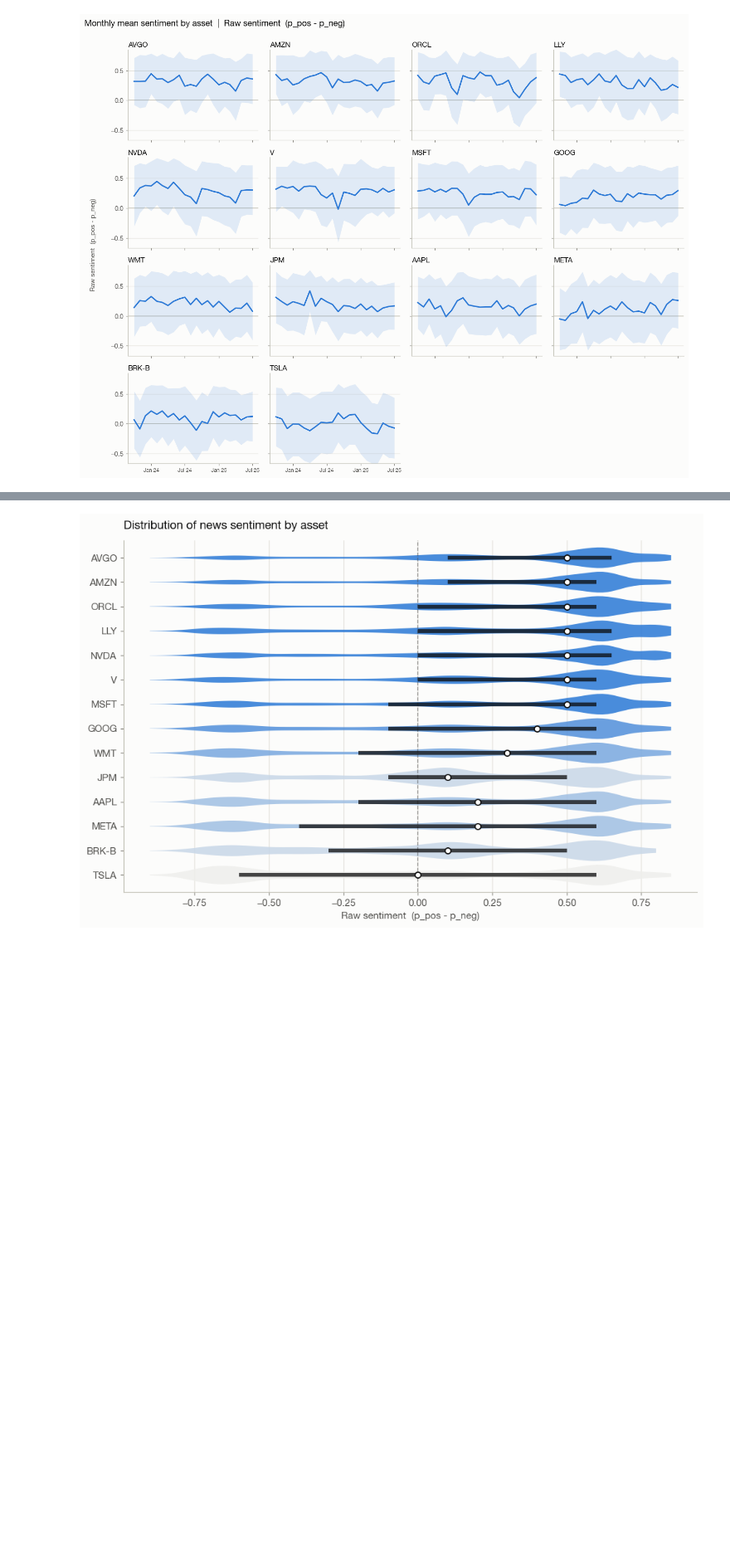
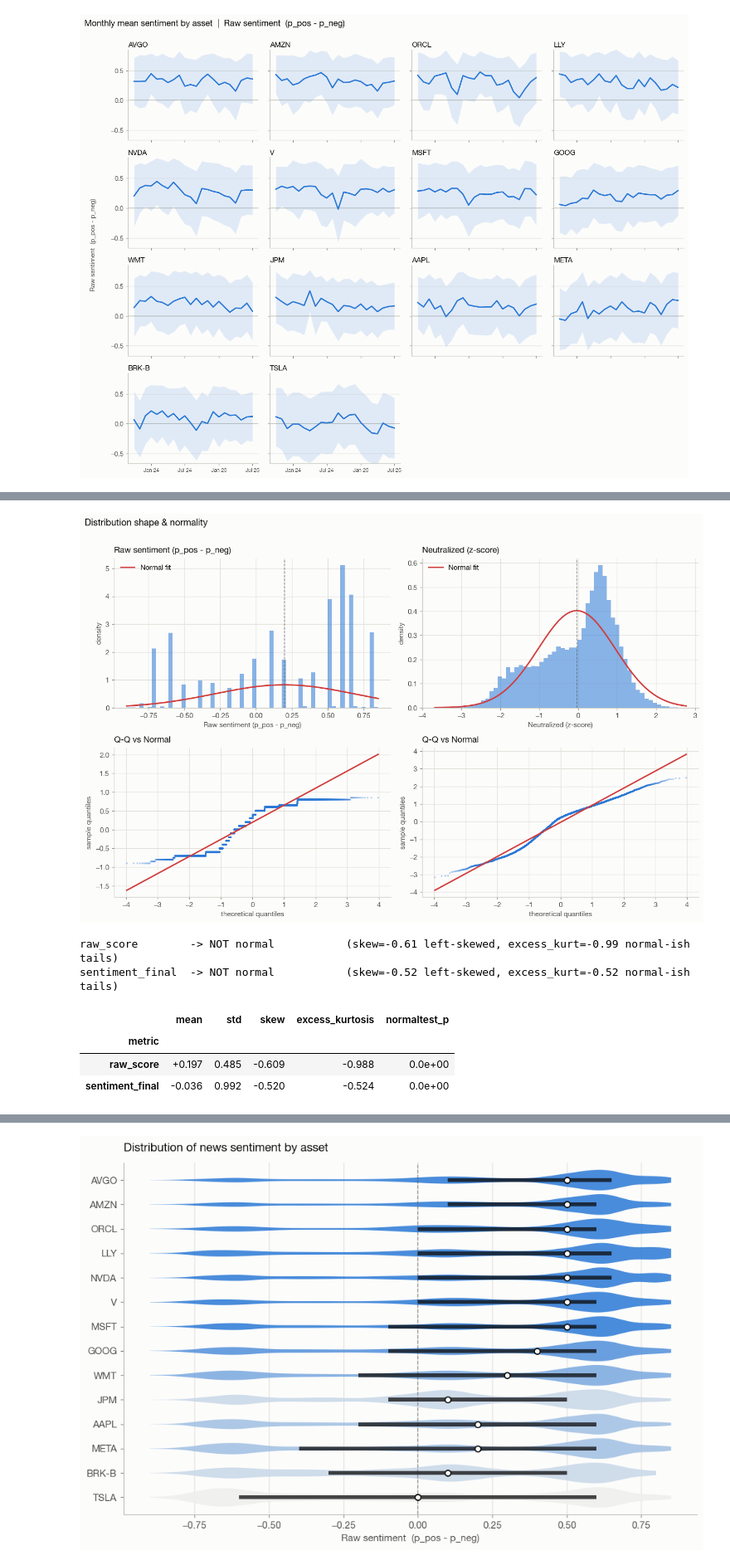
Before and after one commit to ArshiAbolghasemi/Tyche, a Jupyter notebook: notebooks/news_sentiment_analysis.ipynb, the cells around one changed output, grey strips where cells are left out. Shown at 83% size. Drawn from its saved outputs; the diff is of its cells as text; code cells hidden in the pictures; blank space fills up the shorter version.

Commit message:
feat: adding news sentiment distributino to notebook

```diff
--- a/notebooks/news_sentiment_analysis.ipynb
+++ b/notebooks/news_sentiment_analysis.ipynb
@@ -97,7 +92,7 @@ METRIC_LABEL = {
 }[METRIC]
 # %%
 # Load & clean
-cols = [ASSET_COL, "valid_time", "raw_score", "sentiment_final", "is_representative", "summary_text", "sentiment_rationale"]
+cols = [ASSET_COL, "valid_time", "raw_score", "sentiment_final", "is_representative"]
 df = pd.read_parquet(DATA_PATH, columns=cols)
 
 if REPRESENTATIVES_ONLY and "is_representative" in df.columns:
@@ -112,10 +107,8 @@ df["month"] = df["valid_time"].dt.tz_localize(None).dt.to_period("M").dt.to_time
 ASSET_ORDER = (
     df.groupby(ASSET_COL)[METRIC].mean().sort_values(ascending=False).index.tolist()
 )
-print(
-    f"{len(df):,} rows | {len(ASSET_ORDER)} assets | "
-    f"{df['valid_time'].min().date()} -> {df['valid_time'].max().date()}"
-)
+print(f"{len(df):,} rows | {len(ASSET_ORDER)} assets | "
+      f"{df['valid_time'].min().date()} -> {df['valid_time'].max().date()}")
 print("representatives_only =", REPRESENTATIVES_ONLY, "| metric =", METRIC)
 # %% [output]
 343,977 rows | 14 assets | 2023-10-01 -> 2025-07-23
@@ -316 +279,68 @@ plt.show()
+# %%
+from scipy import stats
+
+metrics = [m for m in ["raw_score", "sentiment_final"] if m in df.columns]
+LBL = {"raw_score": "Raw sentiment (p_pos - p_neg)",
+       "sentiment_final": "Neutralized (z-score)"}
+rng = np.random.default_rng(0)
+
+fig, axes = plt.subplots(2, len(metrics), figsize=(6.2 * len(metrics), 8.2))
+axes = np.atleast_2d(axes)
+rows = []
+for j, m in enumerate(metrics):
+    x = df[m].dropna().to_numpy()
+    mu, sd = x.mean(), x.std()
+    sk, ku = stats.skew(x), stats.kurtosis(x)          # kurtosis = EXCESS (normal=0)
+    xtest = x if len(x) <= 200_000 else rng.choice(x, 200_000, replace=False)
+    _, pval = stats.normaltest(xtest)
+    rows.append({"metric": m, "mean": mu, "std": sd, "skew": sk,
+                 "excess_kurtosis": ku, "normaltest_p": pval})
+
+    # top: histogram + fitted normal
+    axh = axes[0, j]
+    axh.hist(x, bins=60, density=True, color=BLUE, alpha=0.55, edgecolor="none")
+    grid = np.linspace(x.min(), x.max(), 300)
+    axh.plot(grid, stats.norm.pdf(grid, mu, sd), color=RED, lw=2, label="Normal fit")
+    axh.axvline(mu, color=INK_SOFT, lw=1, ls="--", alpha=0.7)
+    axh.set_title(LBL[m], fontweight="bold", loc="left", pad=8)
+    axh.set_xlabel(LBL[m]); axh.set_ylabel("density")
+    axh.legend(frameon=False, loc="upper left")
+
+    # bottom: Q-Q vs normal (subsampled for legibility)
+    axq = axes[1, j]
+    xq = xtest if len(xtest) <= 20_000 else rng.choice(xtest, 20_000, replace=False)
+    (osm, osr), (slope, inter, _) = stats.probplot(xq, dist="norm")
+    axq.scatter(osm, osr, s=6, color=BLUE, alpha=0.35, edgecolor="none", zorder=3)
+    lim = np.array([osm.min(), osm.max()])
+    axq.plot(lim, slope * lim + inter, color=RED, lw=2, zorder=4)
+    axq.set_title("Q-Q vs Normal", loc="left", pad=8)
+    axq.set_xlabel("theoretical quantiles"); axq.set_ylabel("sample quantiles")
+
+fig.suptitle("Distribution shape & normality", x=0.01, ha="left",
+             fontweight="bold", fontsize=13)
+fig.tight_layout(rect=(0, 0, 1, 0.97))
+plt.show()
+
+# Data-driven verdict (visual thresholds: |skew|<0.5 and |excess kurtosis|<1)
+for r in rows:
+    normalish = abs(r["skew"]) < 0.5 and abs(r["excess_kurtosis"]) < 1
+    shape = "approximately normal" if normalish else "NOT normal"
+    tail = "heavy/peaky tails" if r["excess_kurtosis"] > 1 else \
+           ("light tails" if r["excess_kurtosis"] < -1 else "normal-ish tails")
+    skew_dir = "right-skewed" if r["skew"] > 0.5 else \
+               ("left-skewed" if r["skew"] < -0.5 else "symmetric")
+    print(f"{r['metric']:16s} -> {shape:20s} "
+          f"(skew={r['skew']:+.2f} {skew_dir}, excess_kurt={r['excess_kurtosis']:+.2f} {tail})")
+
+pd.DataFrame(rows).set_index("metric").style.format({
+    "mean": "{:+.3f}", "std": "{:.3f}", "skew": "{:+.3f}",
+    "excess_kurtosis": "{:+.3f}", "normaltest_p": "{:.1e}"})
+# %% [output]
+[figure, added]
+raw_score        -> NOT normal           (skew=-0.61 left-skewed, excess_kurt=-0.99 normal-ish tails)
+sentiment_final  -> NOT normal           (skew=-0.52 left-skewed, excess_kurt=-0.52 normal-ish tails)
+|  | mean | std | skew | excess_kurtosis | normaltest_p |
+| metric |  |  |  |  |  |
+| raw_score | +0.197 | 0.485 | -0.609 | -0.988 | 0.0e+00 |
+| sentiment_final | -0.036 | 0.992 | -0.520 | -0.524 | 0.0e+00 |
 # %% [markdown]
```
Also changed, not shown: parts of 10 cells of this notebook.
